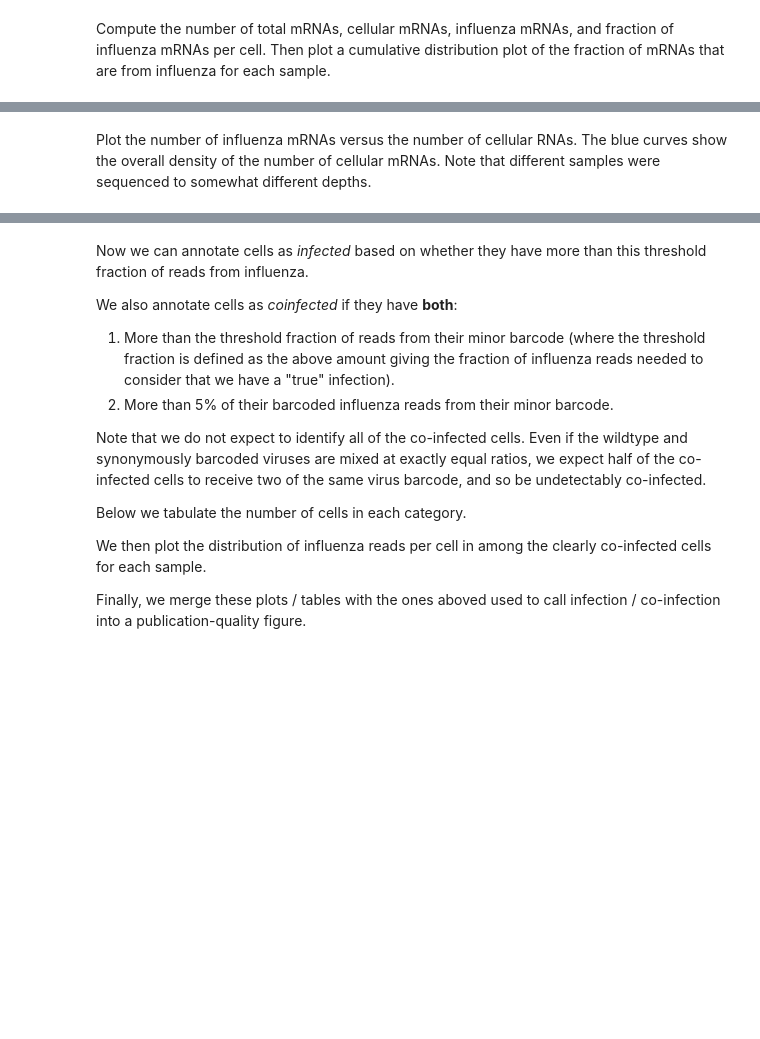
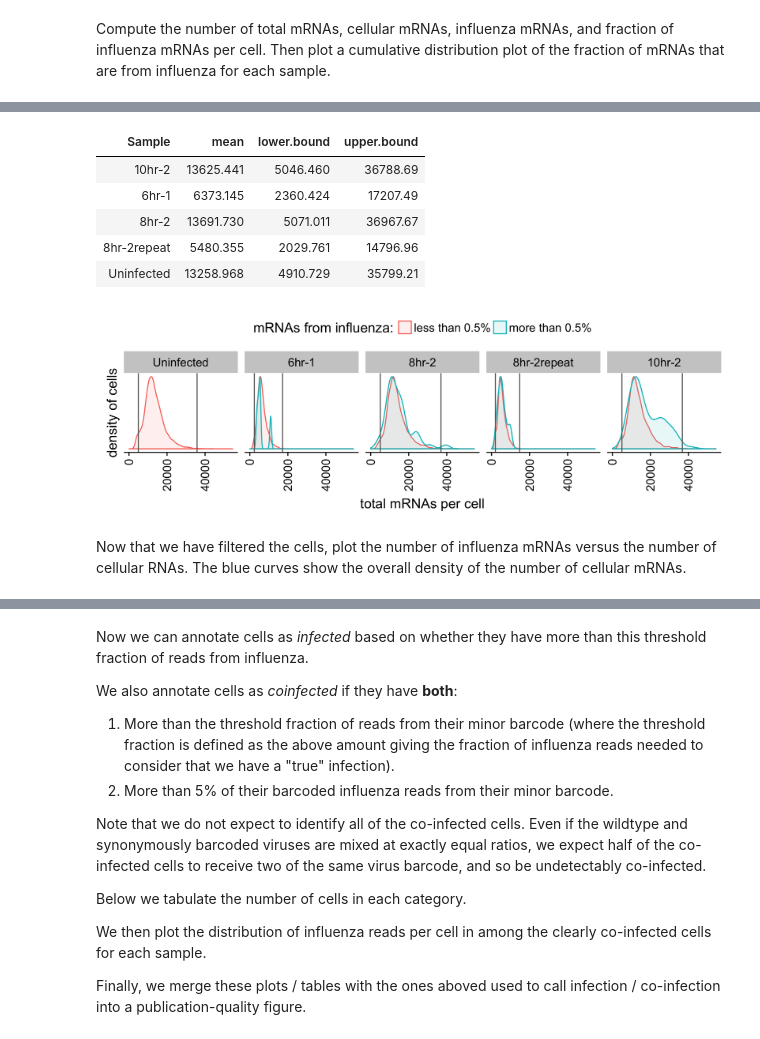
Before and after one commit to jbloomlab/flu_single_cell, a Jupyter notebook: monocle_analysis.ipynb, the cells around one changed output, grey strips where cells are left out. Saved outputs shown, nothing was run; the diff lists cells and outputs as text; code cells hidden in the pictures; blank space fills up the shorter version.

```diff
--- a/monocle_analysis.ipynb
+++ b/monocle_analysis.ipynb
@@ -106,7 +124,50 @@ display_png(file=plotfile, width=400)
+# %%
+# set upper and lower bounds as range around mean for each sample
+pData(all.cells)$sample.mean.mRNAs <- pData(all.cells) %>% group_by(Sample) %>%
+  mutate(mean=mean(total.mRNAs)) %>% ungroup %>% select(mean) %>% unlist
+pData(all.cells)$lower.bound <- pData(all.cells)$sample.mean.mRNAs / 2.7
+pData(all.cells)$upper.bound <- pData(all.cells)$sample.mean.mRNAs * 2.7
+
+# print table of upper and lower bounds for each sample
+pData(all.cells) %>% group_by(Sample) %>% summarize(mean=first(sample.mean.mRNAs),
+  lower.bound=first(lower.bound), upper.bound=first(upper.bound))
+
+# classify cells with more and less than 0.5% flu mRNAs
+pData(all.cells)$frac.flu.0.005 <- ifelse(pData(all.cells)$frac.flu.mRNAs > 0.005,
+  "more than 0.5%", "less than 0.5%")
+
+# plot density of mRNAs per cell with cutoffs shown but not yet applied
+p.mRNA.density <- ggplot(
+    transform(pData(all.cells), Sample=factor(Sample, samples)),
+    aes(total.mRNAs, color=frac.flu.0.005, fill=frac.flu.0.005)) +
+  geom_density(alpha=0.1, aes(y=..scaled..)) +
+  theme(axis.text.x=element_text(angle=90, vjust=0.5, hjust=1), legend.position="top") +
+  scale_y_continuous(label=NULL, name="density of cells", breaks=NULL, limits=c(0, NA)) +
+  scale_x_continuous(limits=c(0, NA)) +
+  xlab("total mRNAs per cell") +
+  labs(color="mRNAs from influenza:", fill="mRNAs from influenza:") +
+  geom_vline(aes(xintercept=lower.bound), color="gray40") +
+  geom_vline(aes(xintercept=upper.bound), color="gray40") +
+  facet_wrap(~Sample, nrow=1, scales="free_y")
+
+plotfile <- file.path(plotsdir, "mRNAs_per_cell.png")
+ggsave(plotfile, plot=p.mRNA.density, width=9, height=3, units="in")
+display_png(file=plotfile, width=900)
+
+# now apply cutoffs on mRNA abundance to cells
+cells <- all.cells[, row.names(subset(pData(all.cells),
+    total.mRNAs > lower.bound & total.mRNAs < upper.bound))]
+# %% [output]
+| Sample | mean | lower.bound | upper.bound |
+| 10hr-2 | 13625.441 | 5046.460 | 36788.69 |
+| 6hr-1 | 6373.145 | 2360.424 | 17207.49 |
+| 8hr-2 | 13691.730 | 5071.011 | 36967.67 |
+| 8hr-2repeat | 5480.355 | 2029.761 | 14796.96 |
+| Uninfected | 13258.968 | 4910.729 | 35799.21 |
+[figure, added]
 # %% [markdown]
-Plot the number of influenza mRNAs versus the number of cellular RNAs.
+Now that we have filtered the cells, plot the number of influenza mRNAs versus the number of cellular RNAs.
 The blue curves show the overall density of the number of cellular mRNAs.
-Note that different samples were sequenced to somewhat different depths.
 # %%
 scatterplot <- ggplot(
     transform(pData(cells), Sample=factor(Sample, levels=samples)), # order by sample
```
Also changed, not shown: parts of 17 cells of this notebook.
